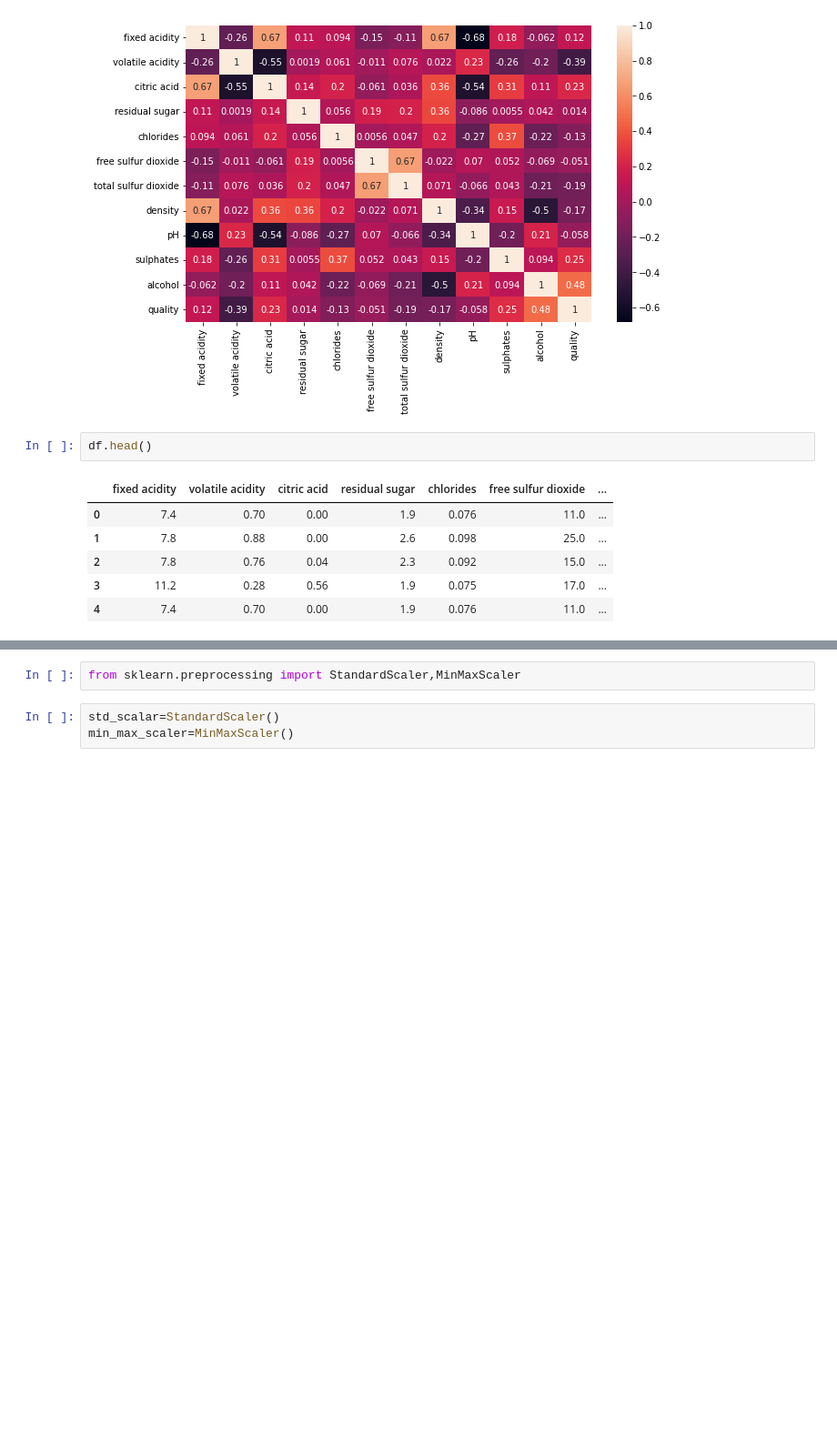
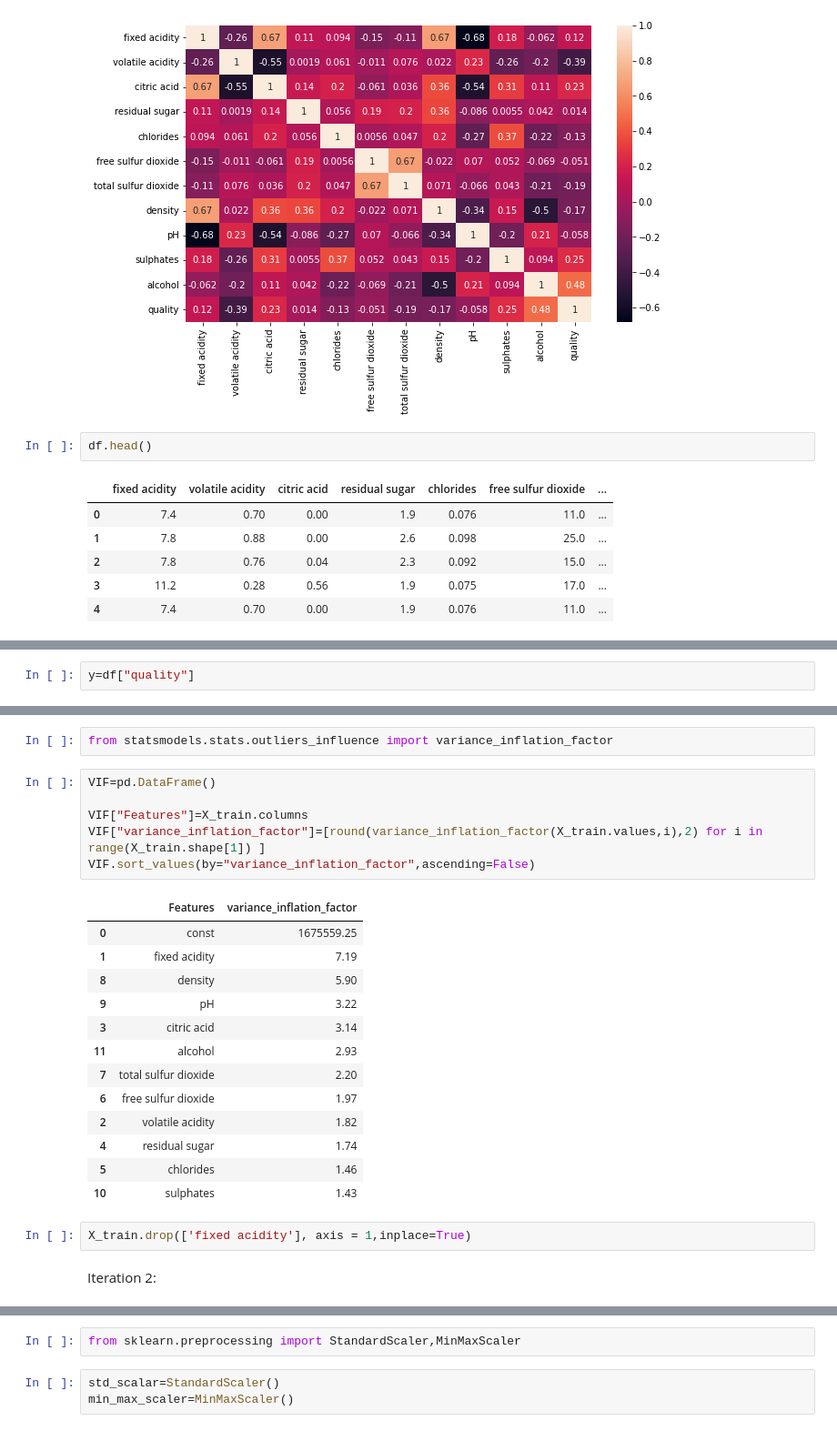
Before and after one commit to SwatiBGupta1110/ML_Regression, a Jupyter notebook: Red_Wine_Regression_Analysis.ipynb, the cells around one changed output, grey strips where cells are left out. Shown at 91% size. Drawn from its saved outputs; the diff is of its cells as text; blank space fills up the shorter version.

```diff
--- a/Red_Wine_Regression_Analysis.ipynb
+++ b/Red_Wine_Regression_Analysis.ipynb
@@ -97,0 +102,2 @@ df.head()
+# %%
+y=df["quality"]
@@ -97,0 +182,26 @@ df.head()
+# %%
+from statsmodels.stats.outliers_influence import variance_inflation_factor
+# %%
+VIF=pd.DataFrame()
+
+VIF["Features"]=X_train.columns
+VIF["variance_inflation_factor"]=[round(variance_inflation_factor(X_train.values,i),2) for i in range(X_train.shape[1]) ]
+VIF.sort_values(by="variance_inflation_factor",ascending=False)
+# %% [output]
+|  | Features | variance_inflation_factor |
+| 0 | const | 1675559.25 |
+| 1 | fixed acidity | 7.19 |
+| 8 | density | 5.90 |
+| 9 | pH | 3.22 |
+| 3 | citric acid | 3.14 |
+| 11 | alcohol | 2.93 |
+| 7 | total sulfur dioxide | 2.20 |
+| 6 | free sulfur dioxide | 1.97 |
+| 2 | volatile acidity | 1.82 |
+| 4 | residual sugar | 1.74 |
+| 5 | chlorides | 1.46 |
+| 10 | sulphates | 1.43 |
+# %%
+X_train.drop(['fixed acidity'], axis = 1,inplace=True)
+# %% [markdown]
+Iteration 2:
```
Also changed, not shown: parts of 32 cells of this notebook.
